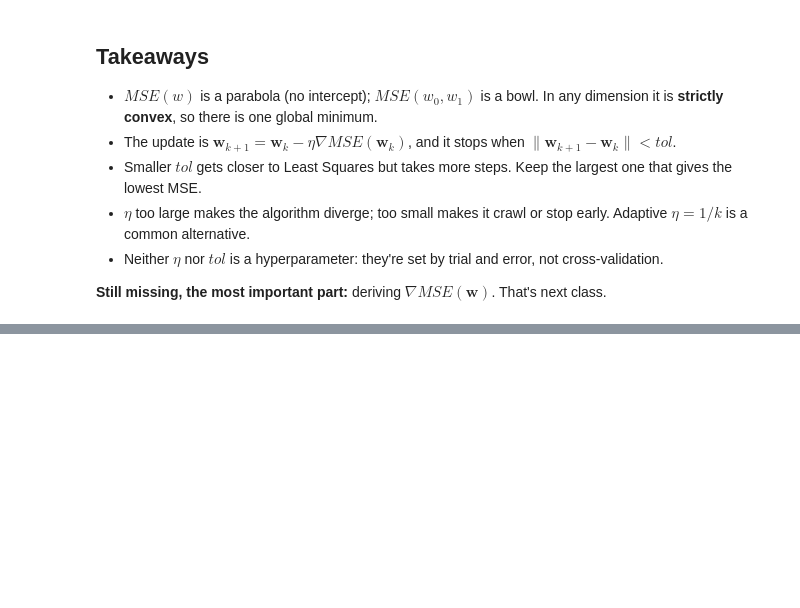
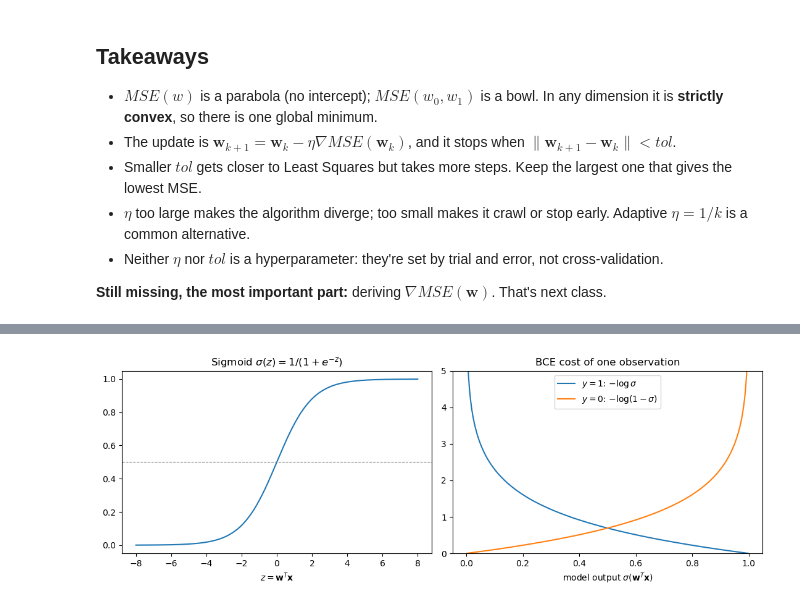
Before and after one commit to AdiRosenstock/STAT-362-Advanced-Machine-Learning, a Jupyter notebook: Notebook.ipynb, the cells around one changed output, grey strips where cells are left out. Cells and saved outputs as stored; diff of their text form; code cells hidden in the pictures; blank space fills up the shorter version.

```diff
--- a/Notebook.ipynb
+++ b/Notebook.ipynb
@@ -340,0 +486,17 @@ Both adaptive schedules go wrong in different ways:
+# %%
+z = np.linspace(-8, 8, 300)
+p = np.linspace(0.001, 0.999, 300)
+sigmoid = lambda t: 1 / (1 + np.exp(-t))
+
+fig, ax = plt.subplots(1, 2, figsize=(11, 4))
+ax[0].plot(z, sigmoid(z))
+ax[0].axhline(0.5, color="gray", ls="--", lw=0.8)
+ax[0].set_title(r"Sigmoid $\sigma(z) = 1/(1+e^{-z})$"); ax[0].set_xlabel(r"$z = \mathbf{w}^T\mathbf{x}$")
+
+ax[1].plot(p, -np.log(p), label=r"$y=1$: $-\log\sigma$")
+ax[1].plot(p, -np.log(1 - p), label=r"$y=0$: $-\log(1-\sigma)$")
+ax[1].set_title("BCE cost of one observation"); ax[1].set_xlabel(r"model output $\sigma(\mathbf{w}^T\mathbf{x})$")
+ax[1].set_ylim(0, 5); ax[1].legend()
+plt.tight_layout(); plt.show()
+# %% [output]
+[figure, added]
```
Also changed, not shown: parts of 13 cells of this notebook, 2 other files.
